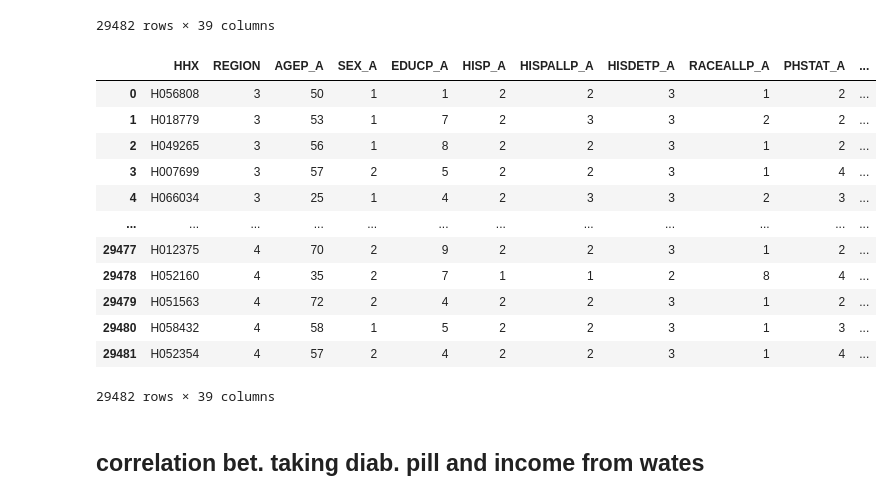
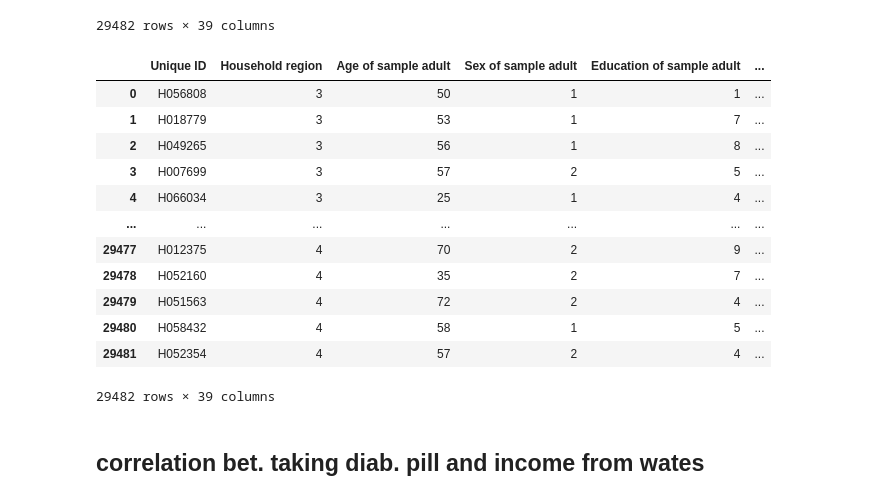
Before and after one commit to amyylin1/Drops_of_Jupyter, a Jupyter notebook: cleaned1.ipynb, the cells around one changed output. Saved outputs shown, nothing was run; the diff lists cells and outputs as text; code cells hidden in the pictures.

```diff
--- a/cleaned1.ipynb
+++ b/cleaned1.ipynb
@@ -63,46 +68,46 @@ clean_df2 = clean_df.rename(columns={'HHX':'Unique ID',
                                     'DIBTYPE_A': 'Diabetes type',
                                     'KIDWEAKEV_A': 'Ever had weak/failing kidneys',
                                     'WEIGHTLBTC_A': 'Weight without shoes (pounds)',
                                     'BMICAT_A': 'Categorical Body Mass Index',
 
                                     'COVER_A' : 'Health insurance hierarchy under 65',
                                     'COVER65_A': 'Health insurance hierarchy under 65',
                                     'MCPART_A': 'Type of Medicare coverage',
                                     'MCCHOICE_A': 'Enrolled in Medicare Advantage Plan',
                                     'MCHMO_A': 'Medicare HMO',
                                     'MCADVR_A': 'Medicare Advantage Plan',
                                     'MCPARTD_A': 'Medicare Part D',
                                     'MAXCHNG_A': 'Medicaid through Marketplace ',
                                     'MAPREM_A': 'Medicaid premium',
                                     'MADEDUC_A': 'Medicaid deductible',
                                     'MAHDHP_A': 'Medicaid HDHP',
                                     'MAFLG_A': 'Medicaid reassignment flag',
                                     'PLN1PAY4_A': 'Paid for by Medicare - plan 1',
                                     'PLN2PAY4_A': 'Paid for by Medicare - plan 2',
                                     'HISTOPELIG_A': 'Not eligible for Medicaid, CHIP, or other public coverage',
 
                                     'POVRATTC_A': 'SA family poverty ratio',
                                     'RATCAT_A': 'Ratio of family income to poverty threshold for SA’s family',
                                     'INCWRKO_A': 'income from wages',
                                     'INCSSISSDI_A': 'income from SSI SSDI',
                                     'INCRETIRE_A': 'income from retirement' })
 
 
 
-clean_df
+clean_df2
 # %% [output]
-|  | HHX | REGION | AGEP_A | SEX_A | EDUCP_A | HISP_A | HISPALLP_A | HISDETP_A | RACEALLP_A | PHSTAT_A | ... |
-| 0 | H056808 | 3 | 50 | 1 | 1 | 2 | 2 | 3 | 1 | 2 | ... |
-| 1 | H018779 | 3 | 53 | 1 | 7 | 2 | 3 | 3 | 2 | 2 | ... |
-| 2 | H049265 | 3 | 56 | 1 | 8 | 2 | 2 | 3 | 1 | 2 | ... |
-| 3 | H007699 | 3 | 57 | 2 | 5 | 2 | 2 | 3 | 1 | 4 | ... |
-| 4 | H066034 | 3 | 25 | 1 | 4 | 2 | 3 | 3 | 2 | 3 | ... |
-| ... | ... | ... | ... | ... | ... | ... | ... | ... | ... | ... | ... |
-| 29477 | H012375 | 4 | 70 | 2 | 9 | 2 | 2 | 3 | 1 | 2 | ... |
-| 29478 | H052160 | 4 | 35 | 2 | 7 | 1 | 1 | 2 | 8 | 4 | ... |
-| 29479 | H051563 | 4 | 72 | 2 | 4 | 2 | 2 | 3 | 1 | 2 | ... |
-| 29480 | H058432 | 4 | 58 | 1 | 5 | 2 | 2 | 3 | 1 | 3 | ... |
-| 29481 | H052354 | 4 | 57 | 2 | 4 | 2 | 2 | 3 | 1 | 4 | ... |
+|  | Unique ID | Household region | Age of sample adult | Sex of sample adult | Education of sample adult | ... |
+| 0 | H056808 | 3 | 50 | 1 | 1 | ... |
+| 1 | H018779 | 3 | 53 | 1 | 7 | ... |
+| 2 | H049265 | 3 | 56 | 1 | 8 | ... |
+| 3 | H007699 | 3 | 57 | 2 | 5 | ... |
+| 4 | H066034 | 3 | 25 | 1 | 4 | ... |
+| ... | ... | ... | ... | ... | ... | ... |
+| 29477 | H012375 | 4 | 70 | 2 | 9 | ... |
+| 29478 | H052160 | 4 | 35 | 2 | 7 | ... |
+| 29479 | H051563 | 4 | 72 | 2 | 4 | ... |
+| 29480 | H058432 | 4 | 58 | 1 | 5 | ... |
+| 29481 | H052354 | 4 | 57 | 2 | 4 | ... |
 29482 rows × 39 columns
 # %% [markdown]
 ## correlation bet. taking diab. pill and income from wates
```
Also changed, not shown: parts of 36 cells of this notebook.
